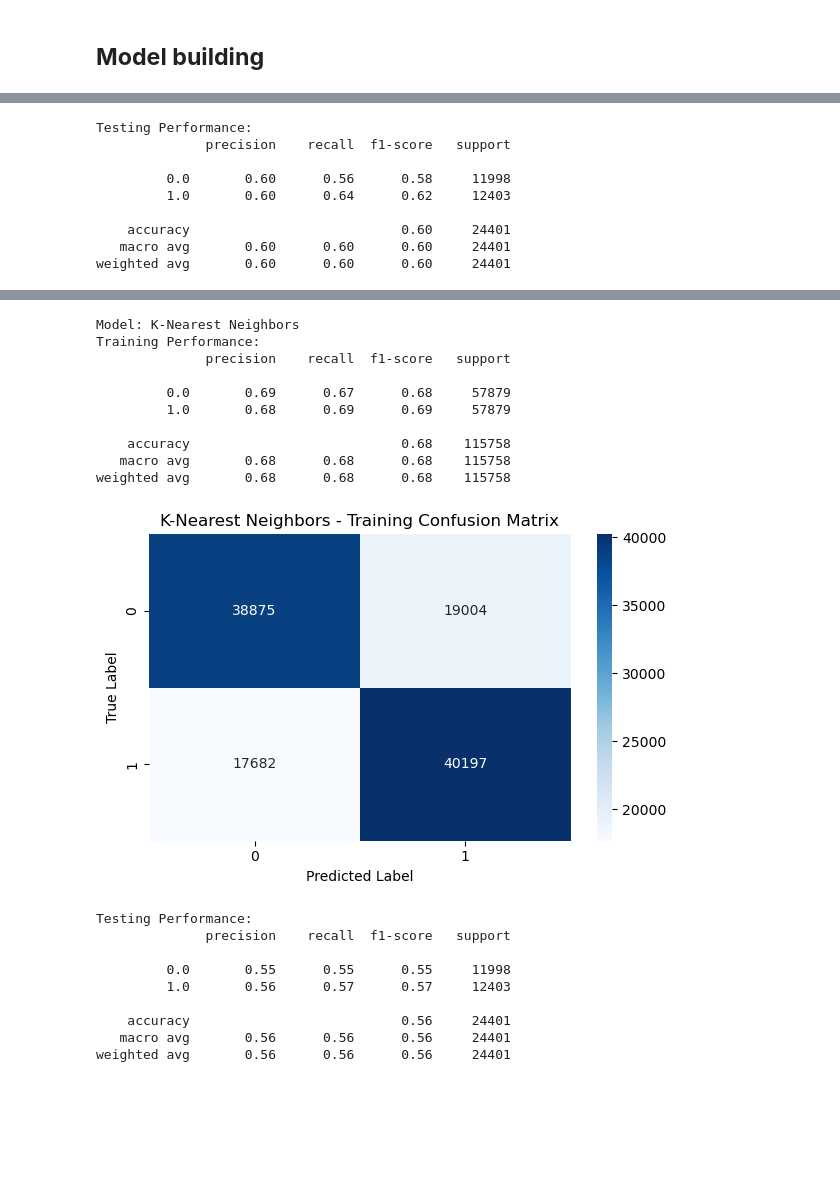
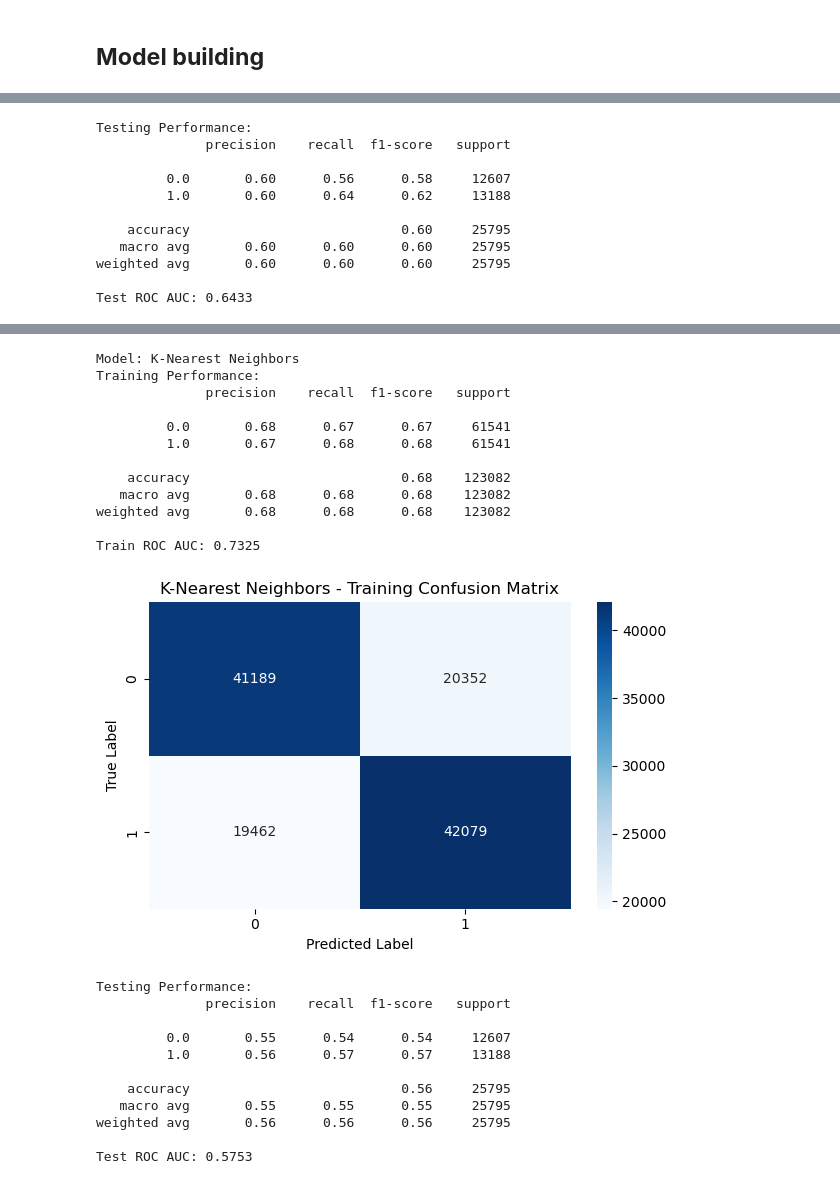
Before and after one commit to maxemporor/MSc-project, a Jupyter notebook: >8.ipynb, the cells around one changed output, grey strips where cells are left out. Saved outputs shown, nothing was run; the diff lists cells and outputs as text; code cells hidden in the pictures; blank space fills up the shorter version.

```diff
--- a/>8.ipynb
+++ b/>8.ipynb
@@ -385,28 +475,28 @@ columns = {
     'DISABILITY': 'XDISDDA20',
     'QUALIFICATION': 'LEVQUL22',
     'Job_Sector': 'INDE07M',
-    'RELIGION': 'RELIG11',
+    #'RELIGION': 'RELIG11',
     'REGION': 'GOR9d_num',
     'DIABETES': 'HEALTH_Diabetes',
     'MentalAnxiety': 'HEALTH_MentalAnxiety',
     'ArmsDisability': 'HEALTH_ArmsOrHands',
     'LegsDisability': 'HEALTH_LegsOrFeet',
     'BackDisability': 'HEALTH_BackOrNeck',
-    'MentalIllness': 'HEALTH_MentalIllness',
-    'Autism': 'HEALTH_Autism',
+   'MentalIllness': 'HEALTH_MentalIllness',
+   'Autism': 'HEALTH_Autism',
     'ProgressiveIllness': 'HEALTH_ProgressiveIllness',
     'HeartOrCirculation': 'HEALTH_HeartOrCirculation'
 }
 
 nominal_cols = [
     'LEVQUL22', 'ILODEFR', 'MARDY6', 'SEX',
-    'ETHUKEUL', 'TEN1', 'XDISDDA20', 'INDE07M', 'RELIG11', 'GOR9d_num'
+    'TEN1', 'XDISDDA20', 'INDE07M','GOR9d_num','ETHUKEUL'#,'RELIG11'
 ]
 
 binary_cols = [
-    'NATIDB11', 'HEALTH_Diabetes', 'HEALTH_MentalAnxiety',
+    'NATIDB11','HEALTH_MentalAnxiety', 'HEALTH_Diabetes',
     'HEALTH_ArmsOrHands', 'HEALTH_LegsOrFeet',
-    'HEALTH_BackOrNeck','HEALTH_MentalIllness', 'HEALTH_Autism',
+    'HEALTH_BackOrNeck','HEALTH_MentalIllness','HEALTH_Autism',
     'HEALTH_ProgressiveIllness', 'HEALTH_HeartOrCirculation'
 ]
 
@@ -774,9 +892,6 @@ plt.show()
 from sklearn.linear_model import LogisticRegression
 from sklearn.neighbors import KNeighborsClassifier
 from sklearn.neural_network import MLPClassifier
-from sklearn.metrics import classification_report, confusion_matrix
-import matplotlib.pyplot as plt
-import seaborn as sns
 
 # List of models to test
 models_onehot = {
@@ -784,6 +899,7 @@ models_onehot = {
     "K-Nearest Neighbors": KNeighborsClassifier(n_neighbors=5),
     "Neural Network (MLP)": MLPClassifier(hidden_layer_sizes=(64, 32), max_iter=1000, random_state=42)
 }
+
 
 for name, model in models_onehot.items():
     print(f"\nModel: {name}")
@@ -793,8 +909,13 @@ for name, model in models_onehot.items():
 
     # Predict on training set
     y_pred_train = model.predict(X_train_resampled)
+    y_pred_train_proba = model.predict_proba(X_train_resampled)[:, 1]  # probability of class 1
+
+    roc_auc_train = roc_auc_score(y_train_resampled, y_pred_train_proba)
+
     print("Training Performance:")
     print(classification_report(y_train_resampled, y_pred_train))
+    print(f"Train ROC AUC: {roc_auc_train:.4f}")
 
     # Confusion matrix for training set
     cm_train = confusion_matrix(y_train_resampled, y_pred_train)
@@ -808,8 +929,13 @@ for name, model in models_onehot.items():
 
     # Predict on test set
     y_pred_test = model.predict(X_test_scaled)
+    y_pred_test_proba = model.predict_proba(X_test_scaled)[:, 1]
+
+    roc_auc_test = roc_auc_score(y_test, y_pred_test_proba)
+
     print("Testing Performance:")
     print(classification_report(y_test, y_pred_test))
+    print(f"Test ROC AUC: {roc_auc_test:.4f}")
 
     # Confusion matrix for test set
     cm_test = confusion_matrix(y_test, y_pred_test)
@@ -835,9 +963,11 @@ weighted avg       0.61      0.60      0.60    115758
 Testing Performance:
               precision    recall  f1-score   support
 
-         0.0       0.60      0.56      0.58     11998
-         1.0       0.60      0.64      0.62     12403
+         0.0       0.60      0.56      0.58     12607
+         1.0       0.60      0.64      0.62     13188
 
-    accuracy                           0.60     24401
-   macro avg       0.60      0.60      0.60     24401
-weighted avg       0.60      0.60      0.60     24401
+    accuracy                           0.60     25795
+   macro avg       0.60      0.60      0.60     25795
+weighted avg       0.60      0.60      0.60     25795
+
+Test ROC AUC: 0.6433
@@ -845,20 +975,24 @@ weighted avg       0.60      0.60      0.60     24401
 Model: K-Nearest Neighbors
 Training Performance:
               precision    recall  f1-score   support
 
-         0.0       0.69      0.67      0.68     57879
-         1.0       0.68      0.69      0.69     57879
+         0.0       0.68      0.67      0.67     61541
+         1.0       0.67      0.68      0.68     61541
 
-    accuracy                           0.68    115758
-   macro avg       0.68      0.68      0.68    115758
-weighted avg       0.68      0.68      0.68    115758
+    accuracy                           0.68    123082
+   macro avg       0.68      0.68      0.68    123082
+weighted avg       0.68      0.68      0.68    123082
+
+Train ROC AUC: 0.7325
-[figure, old version]
+[figure, new version]
 Testing Performance:
               precision    recall  f1-score   support
 
-         0.0       0.55      0.55      0.55     11998
-         1.0       0.56      0.57      0.57     12403
+         0.0       0.55      0.54      0.54     12607
+         1.0       0.56      0.57      0.57     13188
 
-    accuracy                           0.56     24401
-   macro avg       0.56      0.56      0.56     24401
-weighted avg       0.56      0.56      0.56     24401
+    accuracy                           0.56     25795
+   macro avg       0.55      0.55      0.55     25795
+weighted avg       0.56      0.56      0.56     25795
+
+Test ROC AUC: 0.5753
```
Also changed, not shown: parts of 16 cells of this notebook.
